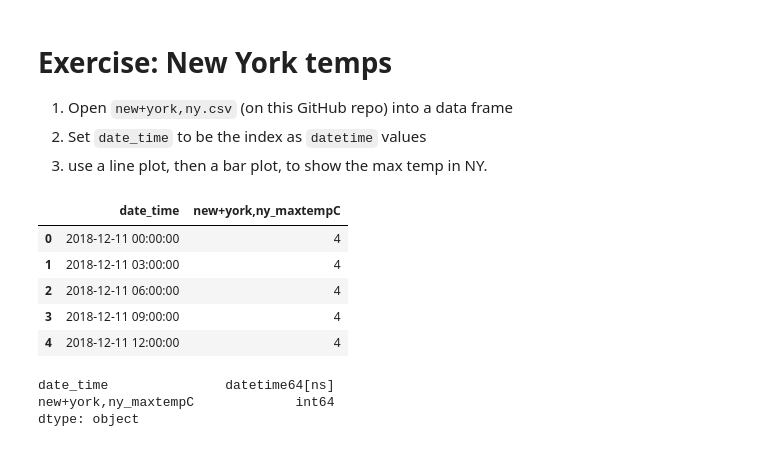
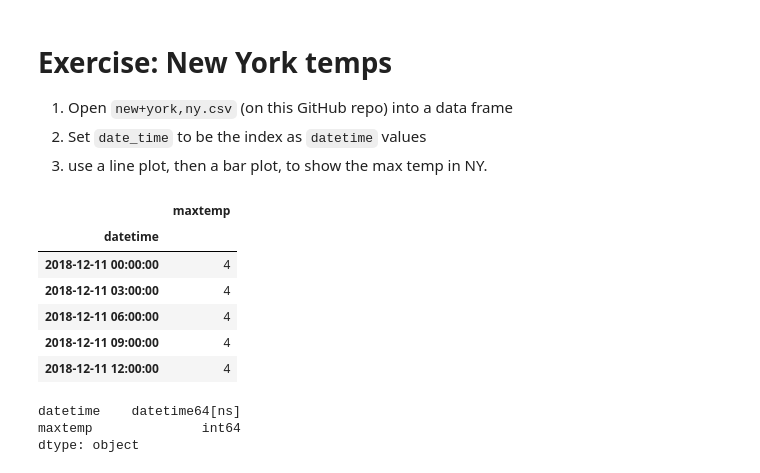
Before and after one commit to reuven/apple-2025-05May-29-visualization, a Jupyter notebook: 2025-05May-29-visualization.ipynb, the cells around one changed output. Saved outputs shown, nothing was run; the diff lists cells and outputs as text; code cells hidden in the pictures.

```diff
--- a/2025-05May-29-visualization.ipynb
+++ b/2025-05May-29-visualization.ipynb
@@ -272,20 +272,24 @@ high_temps.plot.barh()
 2. Set `date_time` to be the index as `datetime` values
 3. use a line plot, then a bar plot, to show the max temp in NY.
 # %%
-df = pd.read_csv('new+york,ny.csv',
-                usecols=['date_time', 'new+york,ny_maxtempC'],
-                parse_dates=['date_time'])
+s = pd.read_csv('new+york,ny.csv',
+                usecols=[0, 1],
+                 names=['datetime', 'maxtemp'],
+                parse_dates=['datetime'],
+                header=0,
+                index_col='datetime')['']
 df.head()
 # %% [output]
-|  | date_time | new+york,ny_maxtempC |
-| 0 | 2018-12-11 00:00:00 | 4 |
-| 1 | 2018-12-11 03:00:00 | 4 |
-| 2 | 2018-12-11 06:00:00 | 4 |
-| 3 | 2018-12-11 09:00:00 | 4 |
-| 4 | 2018-12-11 12:00:00 | 4 |
+|  | maxtemp |
+| datetime |  |
+| 2018-12-11 00:00:00 | 4 |
+| 2018-12-11 03:00:00 | 4 |
+| 2018-12-11 06:00:00 | 4 |
+| 2018-12-11 09:00:00 | 4 |
+| 2018-12-11 12:00:00 | 4 |
 # %%
 df.dtypes
 # %% [output]
-date_time               datetime64[ns]
-new+york,ny_maxtempC             int64
+datetime    datetime64[ns]
+maxtemp              int64
 dtype: object
```
